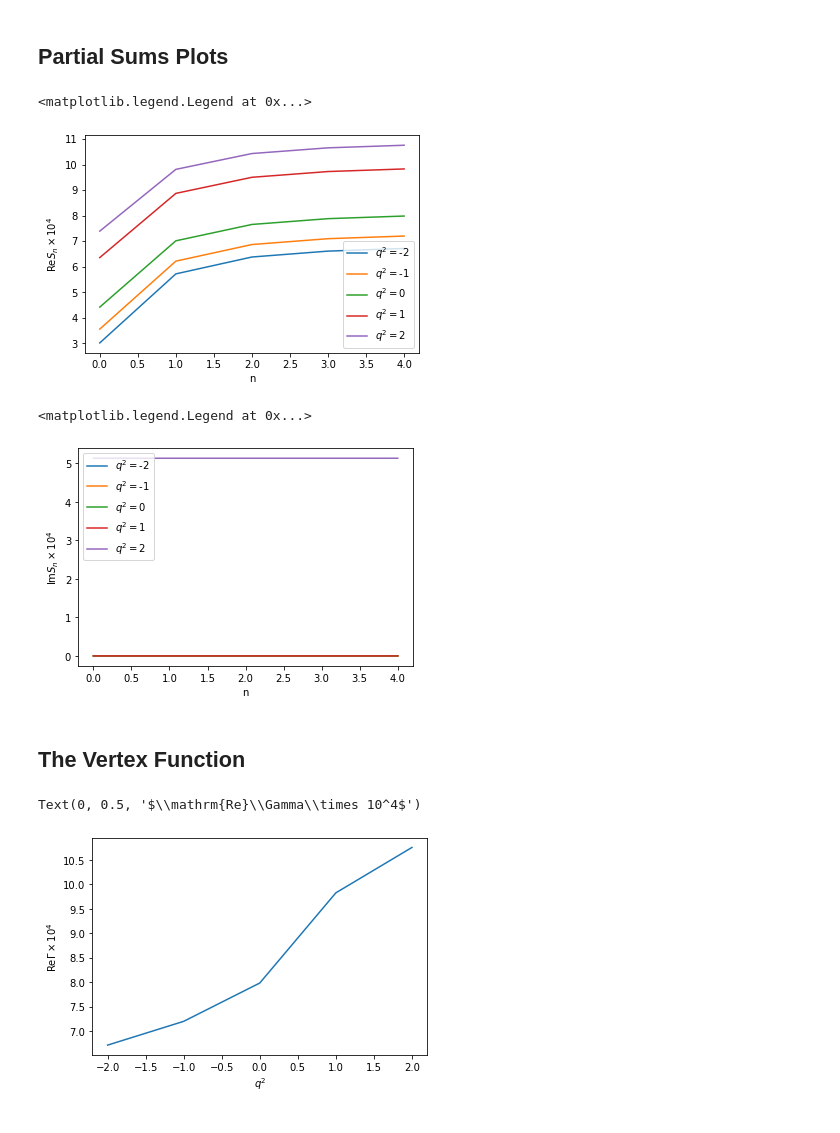
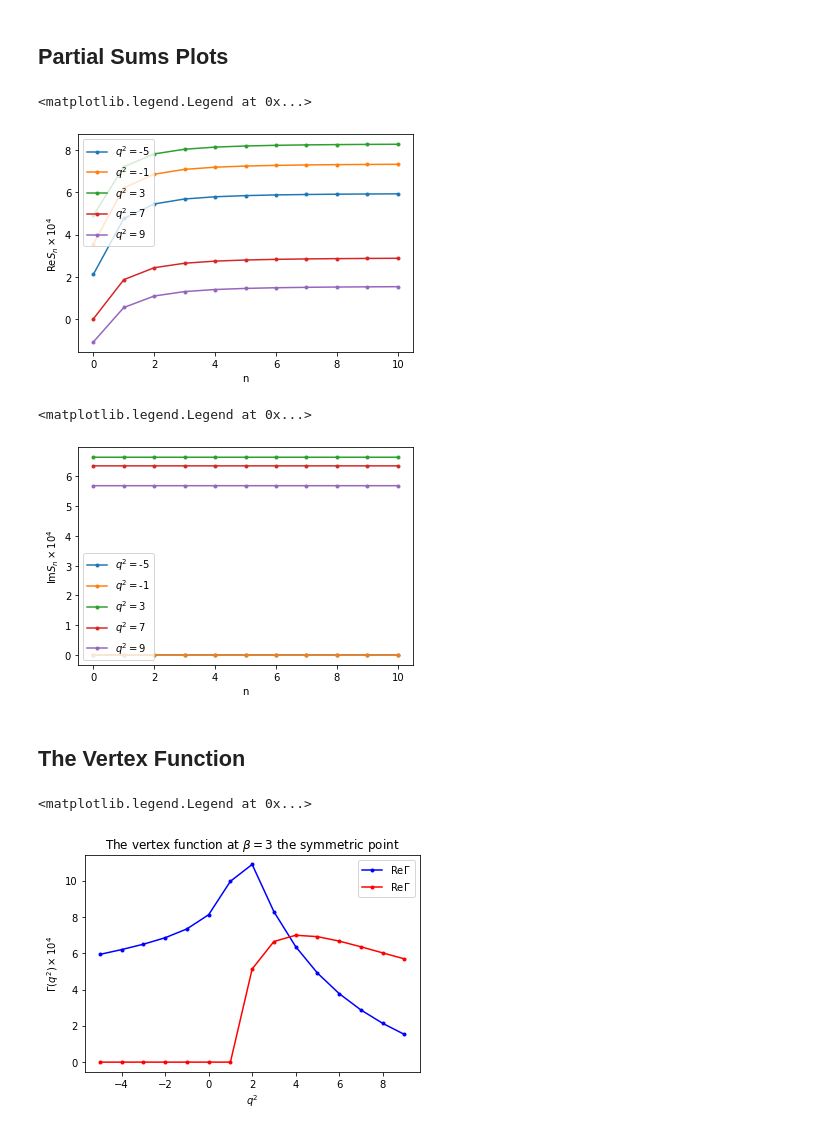
Before and after one commit to harnettd/phiCubed_31_FT, a Jupyter notebook: finite_temp_plots.ipynb, the cells around one changed output. Drawn from its saved outputs; the diff is of its cells as text; code cells hidden in the pictures.

Commit message:
increase sizes of qq and n grids

```diff
--- a/finite_temp_plots.ipynb
+++ b/finite_temp_plots.ipynb
@@ -37,6 +39,6 @@ for r in range(rows):
 # %%
 fig, ax = plt.subplots()
-for r in range(len(qq_grid)):
+for r in selected_qq_grid_indices:
     ax.plot(n_grid, 1e4 * finite_temp_data_re_Gamma[r, :], label=r"$q^2=$" + str(qq_grid[r]))
 ax.set_xlabel("n")
 ax.set_ylabel(r"$\mathrm{Re}\Gamma_n \times 10^4$")
@@ -47,6 +49,6 @@ ax.legend(loc="upper right")
 # %%
 fig, ax = plt.subplots()
-for r in range(len(qq_grid)):
+for r in selected_qq_grid_indices:
     ax.plot(n_grid, 1e4 * finite_temp_data_im_Gamma[r, :], label=r"$q^2=$" + str(qq_grid[r]))
 ax.set_xlabel("n")
 ax.set_ylabel(r"$\mathrm{Im}\Gamma_n \times 10^4$")
@@ -71,31 +73,36 @@ for c in range(1, partial_sums_Gamma.shape[1]):
 # print(partial_sums_im_Gamma)
 # %%
 fig, ax = plt.subplots()
-for r in range(len(qq_grid)):
-    ax.plot(n_grid[n_max:], 1e4 * partial_sums_re_Gamma[r, :], label=r"$q^2=$" + str(qq_grid[r]))
+for r in selected_qq_grid_indices:
+    ax.plot(n_grid[n_max:], 1e4 * partial_sums_re_Gamma[r, :],
+    label=r"$q^2=$" + str(qq_grid[r]), marker=".")
 ax.set_xlabel("n")
 ax.set_ylabel(r"$\mathrm{Re}S_n \times 10^4$")
-ax.legend(loc="lower right")
+ax.legend(loc="upper left")
 # %% [output]
 <matplotlib.legend.Legend at 0x...>
-[figure, old version]
+[figure, new version]
 # %%
 fig, ax = plt.subplots()
-for r in range(len(qq_grid)):
-    ax.plot(n_grid[n_max:], 1e4 * partial_sums_im_Gamma[r, :], label=r"$q^2=$" + str(qq_grid[r]))
+for r in selected_qq_grid_indices:
+    ax.plot(n_grid[n_max:], 1e4 * partial_sums_im_Gamma[r, :],
+    label=r"$q^2=$" + str(qq_grid[r]), marker=".")
 ax.set_xlabel("n")
 ax.set_ylabel(r"$\mathrm{Im}S_n \times 10^4$")
-ax.legend(loc="upper left")
+ax.legend(loc="lower left")
 # %% [output]
 <matplotlib.legend.Legend at 0x...>
-[figure, old version]
+[figure, new version]
 # %% [markdown]
 ## The Vertex Function
 # %%
 fig, ax = plt.subplots()
-ax.plot(qq_grid, 1e4 * partial_sums_re_Gamma[:, -1])
+ax.plot(qq_grid, 1e4 * partial_sums_re_Gamma[:, -1], marker=".", color="blue", label=r"$\mathrm{Re}\Gamma$")
+ax.plot(qq_grid, 1e4 * partial_sums_im_Gamma[:, -1], marker=".", color="red", label=r"$\mathrm{Re}\Gamma$")
 ax.set_xlabel(r"$q^2$")
-ax.set_ylabel(r"$\mathrm{Re}\Gamma\times 10^4$")
+ax.set_ylabel(r"$\Gamma(q^2)\times 10^4$")
+ax.set_title(r"The vertex function at $\beta=${} the symmetric point".format(beta))
+ax.legend(loc="upper right")
 # %% [output]
-Text(0, 0.5, '$\\mathrm{Re}\\Gamma\\times 10^4$')
+<matplotlib.legend.Legend at 0x...>
-[figure, old version]
+[figure, new version]
```
Also changed, not shown: parts of 6 cells of this notebook.
